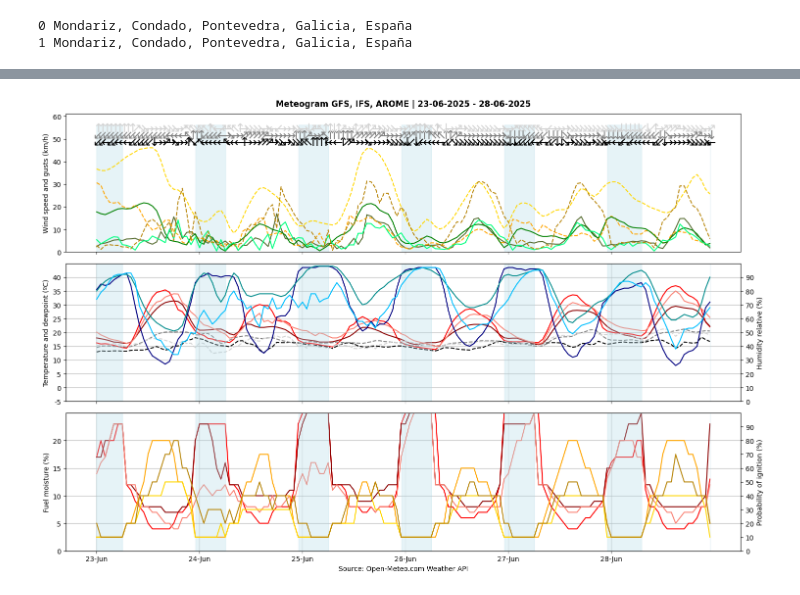
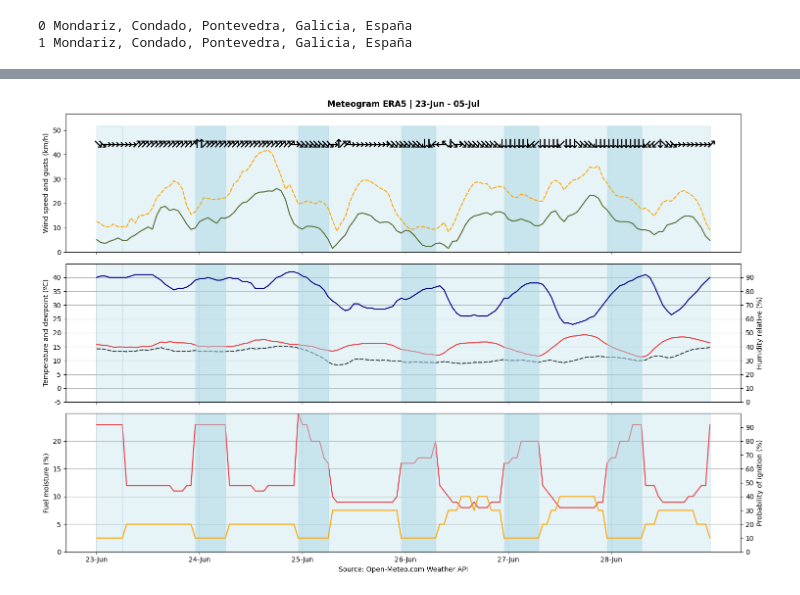
Before and after one commit to vrieraj/open-meteograms, a Jupyter notebook: example_use.ipynb, the cells around one changed output, grey strips where cells are left out. Cells and saved outputs as stored; diff of their text form; code cells hidden in the pictures.

Commit message:
Data_by_years

```diff
--- a/example_use.ipynb
+++ b/example_use.ipynb
@@ -56,7 +55,8 @@ modelos
   'frequency': 'Every hour',
   'type': 'forecast'}}
 # %%
-sfc_data = MeteoSfc(location, fechas, modelos).get_data()
+meteo_sfc = MeteoSfc(location, fechas)
+sfc_data = meteo_sfc.get_data_models(modelos)
 sfc_data.info()
 # %% [output]
 <class 'pandas.core.frame.DataFrame'>
@@ -78,3 +78,8 @@ Data columns (total 12 columns):
  11  model                 576 non-null    object
 dtypes: category(1), datetime64[ns](1), float64(4), int64(5), object(1)
 memory usage: 50.5+ KB
+# %%
+years_data = meteo_sfc.get_data_years([2024, 2023, 2022])
+years_data.year = years_data.year.fillna(2025)
+years_data.model = years_data.model.fillna('ERA5')
+years_data.info()
@@ -81,5 +107,5 @@ memory usage: 50.5+ KB
 # %%
-fechas = ['2025-06-23', '2025-06-28']
-meteogram = MeteoPlot(sfc_data, fechas)
+fechas = ['2022-06-23', '2022-07-05']
+meteogram = Plot(years_data, fechas)
 # %% [output]
-[figure, old version]
+[figure, new version]
```
Also changed, not shown: parts of 2 cells of this notebook, 1 other file.
